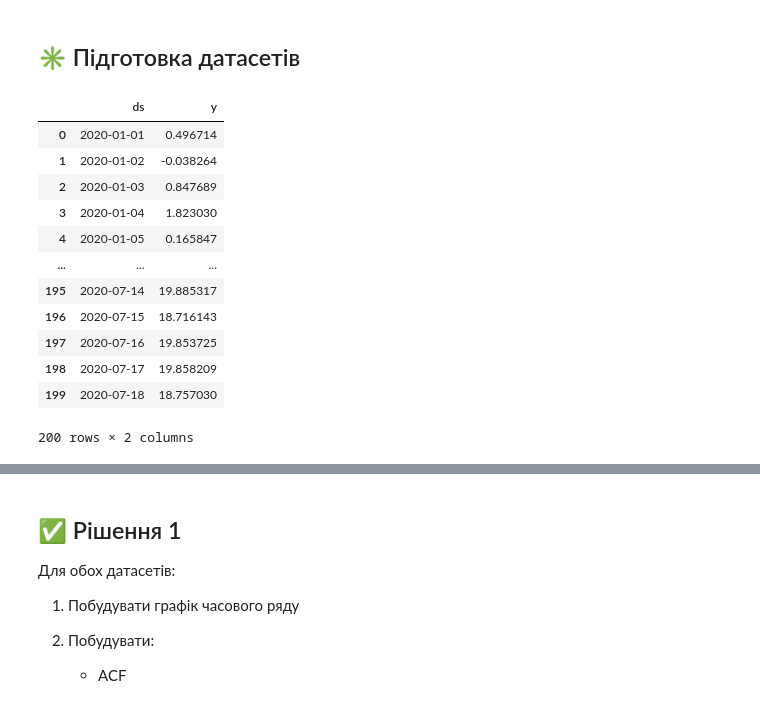
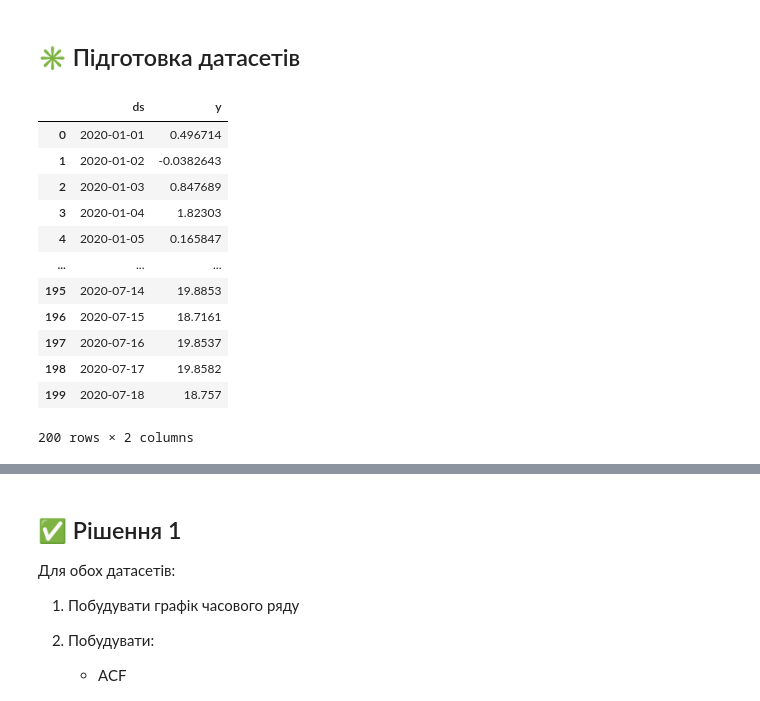
Before and after one commit to BogdanPinchuk/DataScience-PBY_HW16, a Jupyter notebook: Bohdan_Pinchuk_DS_HW16.ipynb, the cells around one changed output, grey strips where cells are left out. Saved outputs shown, nothing was run; the diff lists cells and outputs as text; code cells hidden in the pictures.

```diff
--- a/Bohdan_Pinchuk_DS_HW16.ipynb
+++ b/Bohdan_Pinchuk_DS_HW16.ipynb
@@ -265,44 +265,44 @@ forecast = model.predict(future)
 
 import numpy as np
 import pandas as pd
 from IPython.display import display
-from scipy.ndimage import label
 
 # Input data
 rng_seed = 42
 n = 200
+pd.options.display.float_format = "{:g}".format
 
 # Solution
 np.random.seed(rng_seed)
 
 time = np.arange(n)
 trend = 0.1 * time
 noise = np.random.normal(0, 1, n)
 values = trend + noise
 dates = pd.date_range(start='2020-01-01', periods=n, freq='D')
 
 # створюємо DataFrame
 ds_arima_name = "ARIMA (без сезонності)"
 df_arima = pd.DataFrame({
     'ds': dates,
     'y': values,
 })
 
 # Print results
 display(df_arima)
 # %% [output]
 |  | ds | y |
 | 0 | 2020-01-01 | 0.496714 |
-| 1 | 2020-01-02 | -0.038264 |
+| 1 | 2020-01-02 | -0.0382643 |
 | 2 | 2020-01-03 | 0.847689 |
-| 3 | 2020-01-04 | 1.823030 |
+| 3 | 2020-01-04 | 1.82303 |
 | 4 | 2020-01-05 | 0.165847 |
 | ... | ... | ... |
-| 195 | 2020-07-14 | 19.885317 |
-| 196 | 2020-07-15 | 18.716143 |
-| 197 | 2020-07-16 | 19.853725 |
-| 198 | 2020-07-17 | 19.858209 |
-| 199 | 2020-07-18 | 18.757030 |
+| 195 | 2020-07-14 | 19.8853 |
+| 196 | 2020-07-15 | 18.7161 |
+| 197 | 2020-07-16 | 19.8537 |
+| 198 | 2020-07-17 | 19.8582 |
+| 199 | 2020-07-18 | 18.757 |
 200 rows × 2 columns
 # %%
 # Data synthesis - Датасет для SARIMA
```
Also changed, not shown: parts of 5 cells of this notebook.
